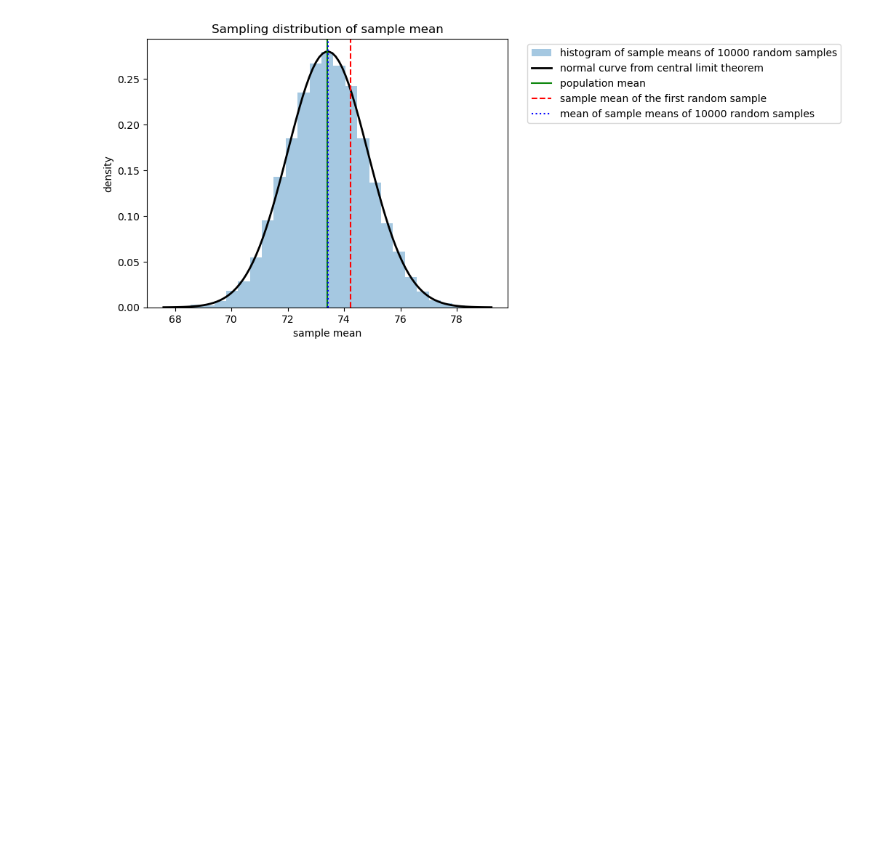
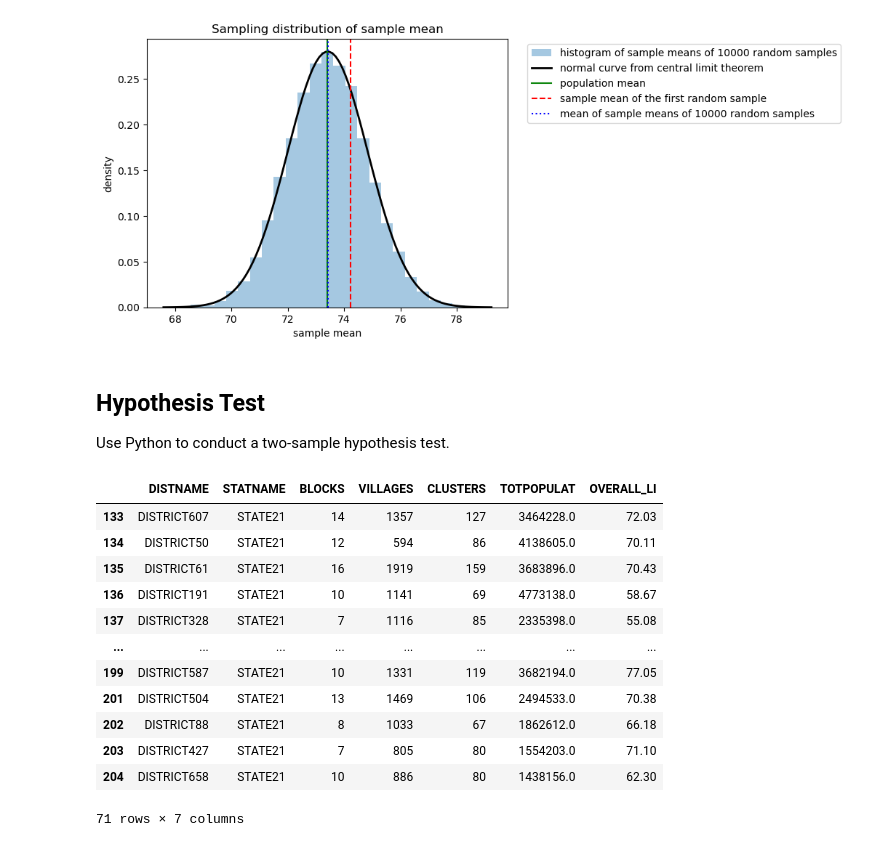
Before and after one commit to InsightQod/Unicorn-Companies-Analysis, a Jupyter notebook: Literacy_rate.ipynb, the cells around one changed output. Cells and saved outputs as stored; diff of their text form; code cells hidden in the pictures; blank space fills up the shorter version.

Commit message:
hypothesis test

```diff
--- a/Literacy_rate.ipynb
+++ b/Literacy_rate.ipynb
@@ -279,3 +277,7 @@ plt.legend(bbox_to_anchor=(1.04,1))
 plt.show()
 # %% [output]
 [figure]
+# %% [markdown]
+## Hypothesis Test
+
+Use Python to conduct a two-sample hypothesis test.
@@ -281,0 +286,17 @@ plt.show()
+# %%
+state21 = education_districtwise[education_districtwise['STATNAME'] == "STATE21"]
+state21
+# %% [output]
+|  | DISTNAME | STATNAME | BLOCKS | VILLAGES | CLUSTERS | TOTPOPULAT | OVERALL_LI |
+| 133 | DISTRICT607 | STATE21 | 14 | 1357 | 127 | 3464228.0 | 72.03 |
+| 134 | DISTRICT50 | STATE21 | 12 | 594 | 86 | 4138605.0 | 70.11 |
+| 135 | DISTRICT61 | STATE21 | 16 | 1919 | 159 | 3683896.0 | 70.43 |
+| 136 | DISTRICT191 | STATE21 | 10 | 1141 | 69 | 4773138.0 | 58.67 |
+| 137 | DISTRICT328 | STATE21 | 7 | 1116 | 85 | 2335398.0 | 55.08 |
+| ... | ... | ... | ... | ... | ... | ... | ... |
+| 199 | DISTRICT587 | STATE21 | 10 | 1331 | 119 | 3682194.0 | 77.05 |
+| 201 | DISTRICT504 | STATE21 | 13 | 1469 | 106 | 2494533.0 | 70.38 |
+| 202 | DISTRICT88 | STATE21 | 8 | 1033 | 67 | 1862612.0 | 66.18 |
+| 203 | DISTRICT427 | STATE21 | 7 | 805 | 80 | 1554203.0 | 71.10 |
+| 204 | DISTRICT658 | STATE21 | 10 | 886 | 80 | 1438156.0 | 62.30 |
+71 rows × 7 columns
```
Also changed, not shown: parts of 16 cells of this notebook.
